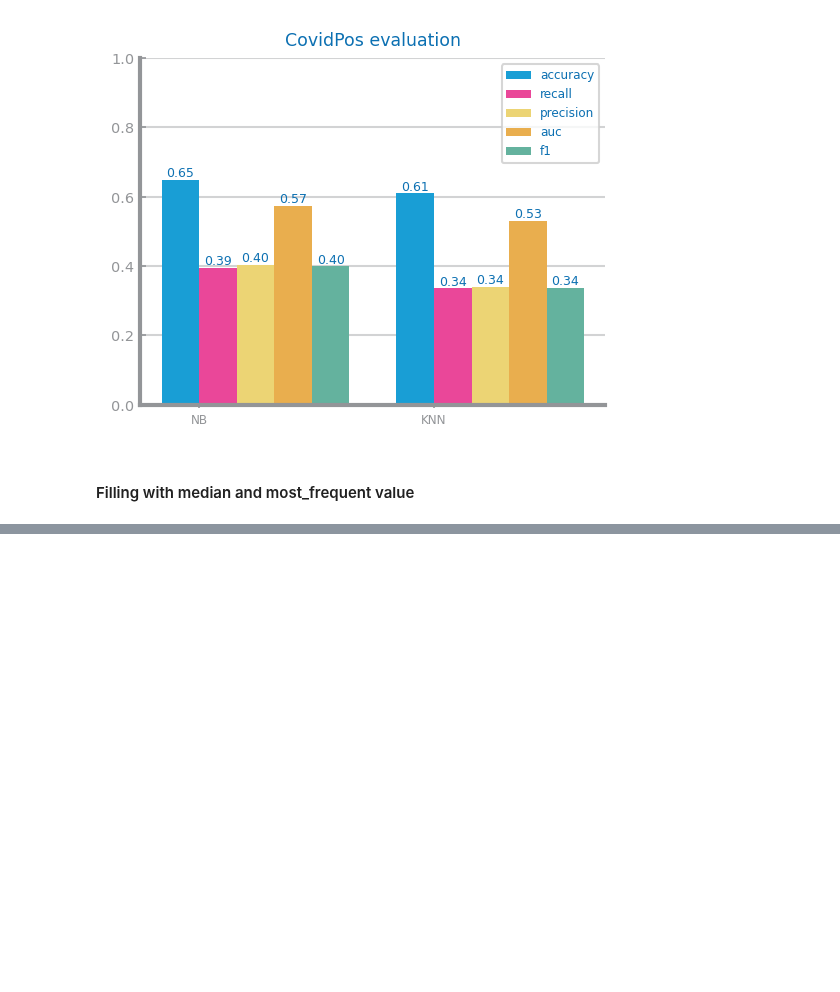
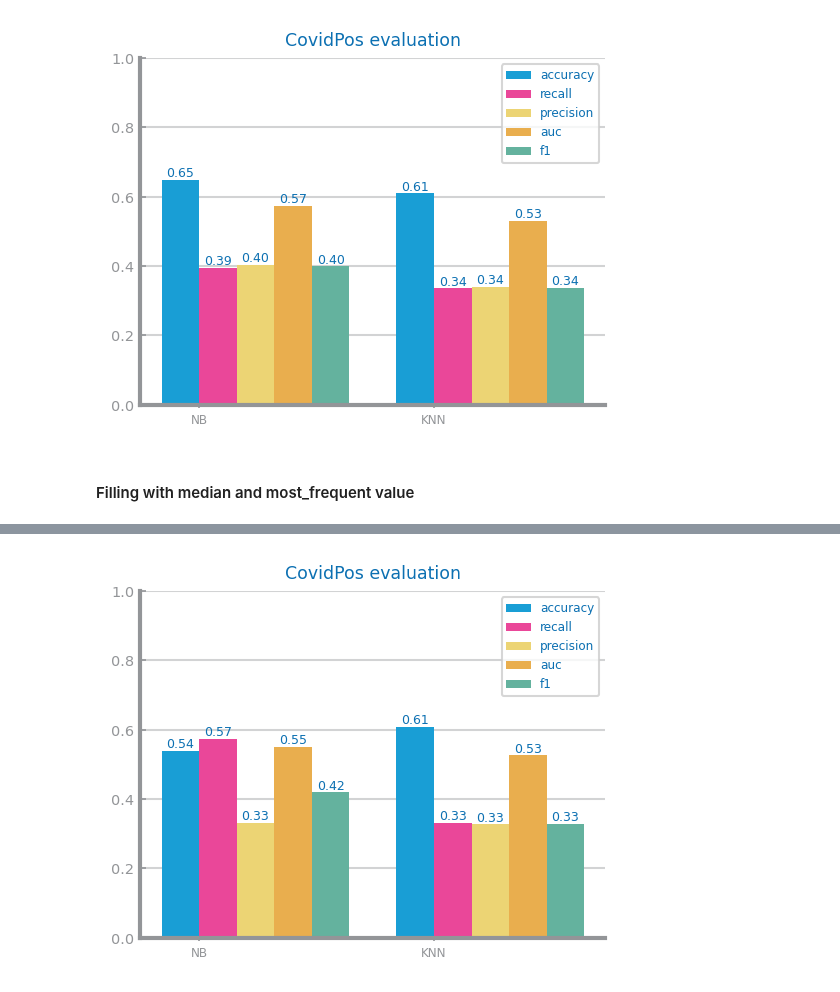
Before and after one commit to franciscoAbreuTecnico/Data-Science-IST, a Jupyter notebook: dataset_health/preparation.ipynb, the cells around one changed output, grey strips where cells are left out. Drawn from its saved outputs; the diff is of its cells as text; code cells hidden in the pictures; blank space fills up the shorter version.

```diff
--- a/dataset_health/preparation.ipynb
+++ b/dataset_health/preparation.ipynb
@@ -364,0 +435,13 @@ show()
+# %%
+
+if [] != numeric_vars:
+    df_rep: DataFrame = data_train.copy(deep=True)
+    for var in numeric_vars:
+        top, bottom = determine_outlier_thresholds_for_var(summary5[var])
+        median: float = df_rep[var].median()
+        df_rep[var] = df_rep[var].apply(lambda x: median if x > top or x < bottom else x)
+    df_rep.to_csv(f"./{file_tag}_replacing_outliers.csv", index=False)
+    print("Data after replacing outliers:", df_rep.shape)
+    print(df_rep.describe())
+else:
+    print("There are no numeric variables")
@@ -364,0 +466,13 @@ show()
+# %%
+test = data_test.copy(deep=True)
+df_rep.dropna(inplace=True)
+test.dropna(inplace=True)
+figure()
+eval: dict[str, list] = evaluate_approach(df_rep,test , target=target, metric="recall")
+plot_multibar_chart(
+    ["NB", "KNN"], eval, title=f"{file_tag} evaluation", percentage=True
+)
+savefig(f"images/{file_tag}_replace_outliers.png")
+show()
+# %% [output]
+[figure, added]
```
Also changed, not shown: parts of 11 cells of this notebook, 2 other files.
